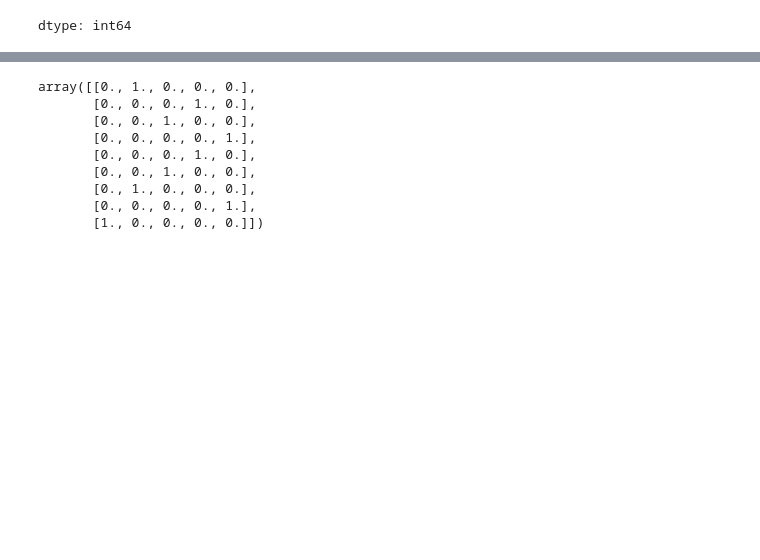
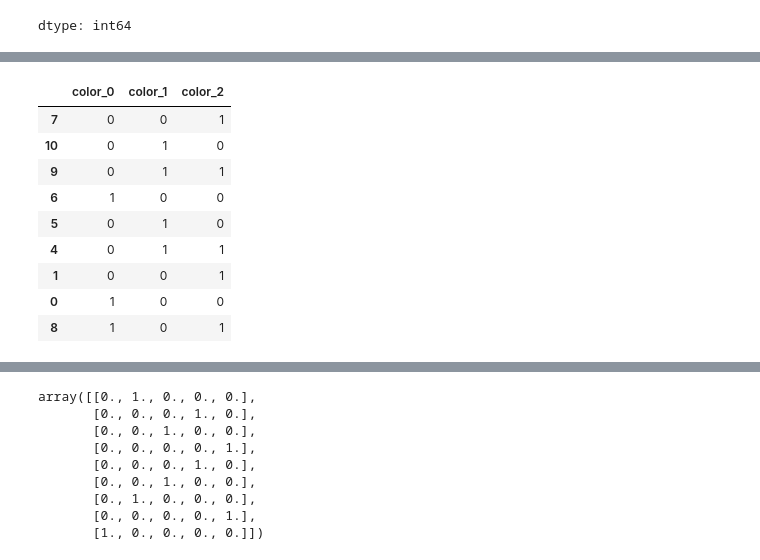
Before and after one commit to stevechengnyc/ML-AndrewNg, a Jupyter notebook: C1-Supervised ML_Regression and Classification/Week 2/C1_W2_Lab02_Multiple_Variable_Soln.ipynb, the cells around one changed output, grey strips where cells are left out. Drawn from its saved outputs; the diff is of its cells as text; code cells hidden in the pictures; blank space fills up the shorter version.

```diff
--- a/C1-Supervised ML_Regression and Classification/Week 2/C1_W2_Lab02_Multiple_Variable_Soln.ipynb
+++ b/C1-Supervised ML_Regression and Classification/Week 2/C1_W2_Lab02_Multiple_Variable_Soln.ipynb
@@ -100,3 +119,5 @@ array(['Blue', 'Red'], dtype=object)
+# %%
+X_train, X_test, y_train, y_test = train_test_split(X, y, test_size = 0.2, random_state=88)
 # %%
 encoder_one_hot = OneHotEncoder()
 encoder_one_hot
@@ -208,0 +336,17 @@ df
+# %%
+# Binary Encoding:
+binary_encoder = ce.BinaryEncoder(cols=['color'])
+X_train_binary = binary_encoder.fit_transform(X_train[['color']])
+# %%
+X_train_binary
+# %% [output]
+|  | color_0 | color_1 | color_2 |
+| 7 | 0 | 0 | 1 |
+| 10 | 0 | 1 | 0 |
+| 9 | 0 | 1 | 1 |
+| 6 | 1 | 0 | 0 |
+| 5 | 0 | 1 | 0 |
+| 4 | 0 | 1 | 1 |
+| 1 | 0 | 0 | 1 |
+| 0 | 1 | 0 | 0 |
+| 8 | 1 | 0 | 1 |
```
Also changed, not shown: parts of 26 cells of this notebook.
